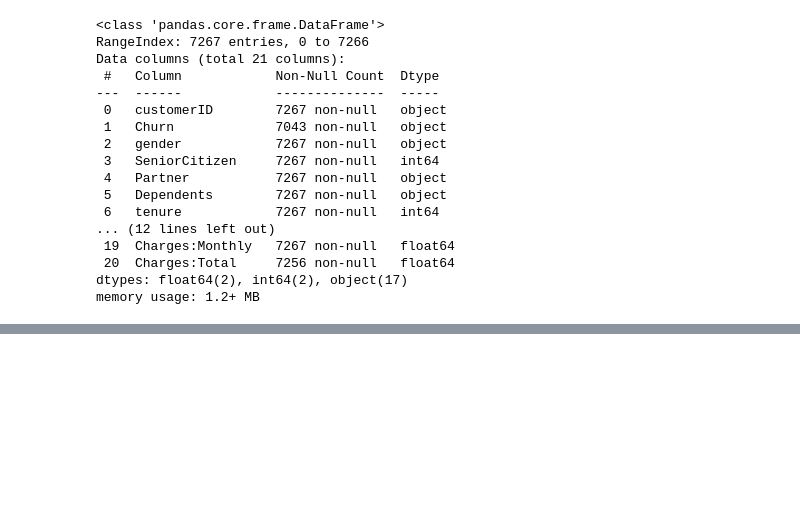
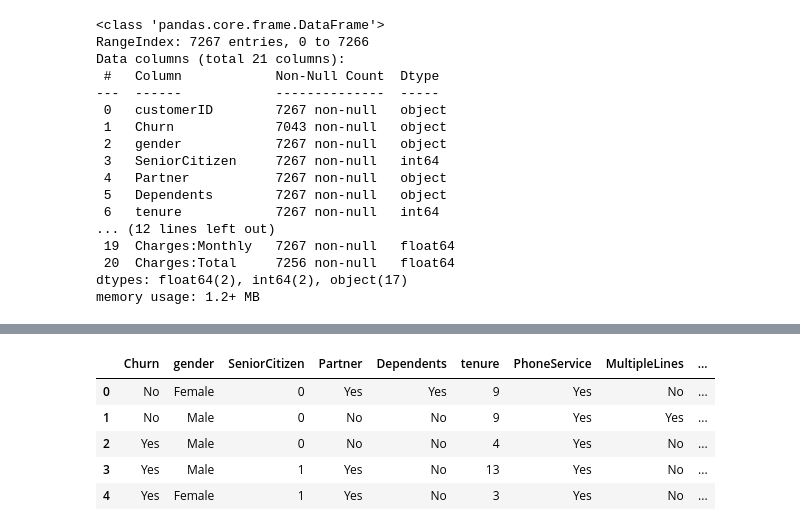
Before and after one commit to Ronaldvarela852/Challenge-ONE-Data-Science-Telecom-X-parte-2, a Jupyter notebook: Challenge_Telecom_X_parte_2.ipynb, the cells around one changed output, grey strips where cells are left out. Cells and saved outputs as stored; diff of their text form; code cells hidden in the pictures; blank space fills up the shorter version.

```diff
--- a/Challenge_Telecom_X_parte_2.ipynb
+++ b/Challenge_Telecom_X_parte_2.ipynb
@@ -38,0 +51,11 @@ memory usage: 1.2+ MB
+# %%
+df.drop('customerID', axis=1, inplace=True)
+
+df.head()
+# %% [output]
+|  | Churn | gender | SeniorCitizen | Partner | Dependents | tenure | PhoneService | MultipleLines | ... |
+| 0 | No | Female | 0 | Yes | Yes | 9 | Yes | No | ... |
+| 1 | No | Male | 0 | No | No | 9 | Yes | Yes | ... |
+| 2 | Yes | Male | 0 | No | No | 4 | Yes | No | ... |
+| 3 | Yes | Male | 1 | Yes | No | 13 | Yes | No | ... |
+| 4 | Yes | Female | 1 | Yes | No | 3 | Yes | No | ... |
```
Also changed, not shown: parts of 2 cells of this notebook.
